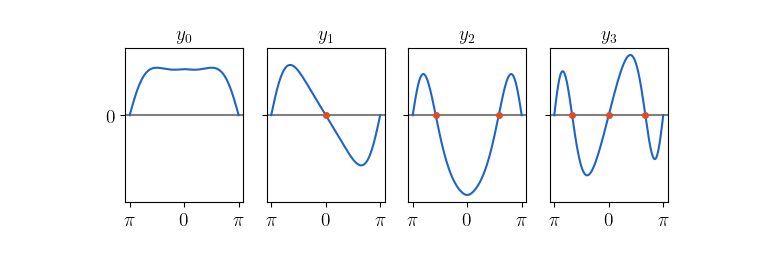
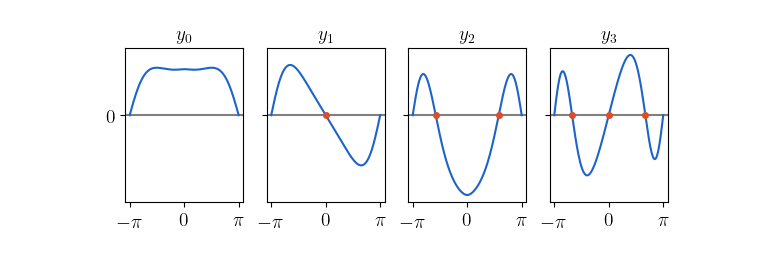
Before and after one commit to toonijn/PhD-thesis, a Jupyter notebook: img/chapter2/sturm-liouville-theory.ipynb, the cells around one changed output. Drawn from its saved outputs; the diff is of its cells as text; code cells hidden in the pictures.

```diff
--- a/img/chapter2/sturm-liouville-theory.ipynb
+++ b/img/chapter2/sturm-liouville-theory.ipynb
@@ -14,25 +14,25 @@ sl = pyslise.SturmLiouville(p, q, w, -pi, pi)
 # %%
 import matplotlib.pyplot as plt
 import numpy as np
 from scipy.optimize import root_scalar
 
 fig, axes = plt.subplots(1, 4, sharey=True, figsize=(7, 2))
 
 roots = [[], [(-1, 1)], [(-3, 0), (0, 3)], [(-3.1, -2), (-1, 1), (2, 3.1)]]
 xs = np.linspace(-pi, pi, 200)
 for ax, root_locs, (i, E, f) in zip(axes, roots, sl.eigenpairsByIndex(0, len(axes), (0, 1), (0, 1))):
     ax.hlines(0, -5, 5, color="gray")
     ax.plot(xs, f(xs)[0, :], color=ugent.blauw)
     ax.set_xticks([-pi, 0, pi])
-    ax.set_xticklabels(["$\pi$", "$0$", "$\pi$"])
+    ax.set_xticklabels(["$-\pi$", "$0$", "$\pi$"])
     ax.set_yticks([0])
     ax.set_xlim(-3.4, 3.4)
     ax.set_title(f"$y_{{{i}}}$", fontsize=14)
     for rlow, rhigh in root_locs:
         r = root_scalar(lambda x: f(x)[0], x0=rlow, x1=rhigh)
         ax.plot([r.root], [0], marker='o', color=ugent.rood, markersize=4)
 
 plt.savefig('slp_count_roots.pdf', bbox_inches="tight")
 plt.show()
 # %% [output]
-[figure, old version]
+[figure, new version]
```
Also changed, not shown: 9 other files.
